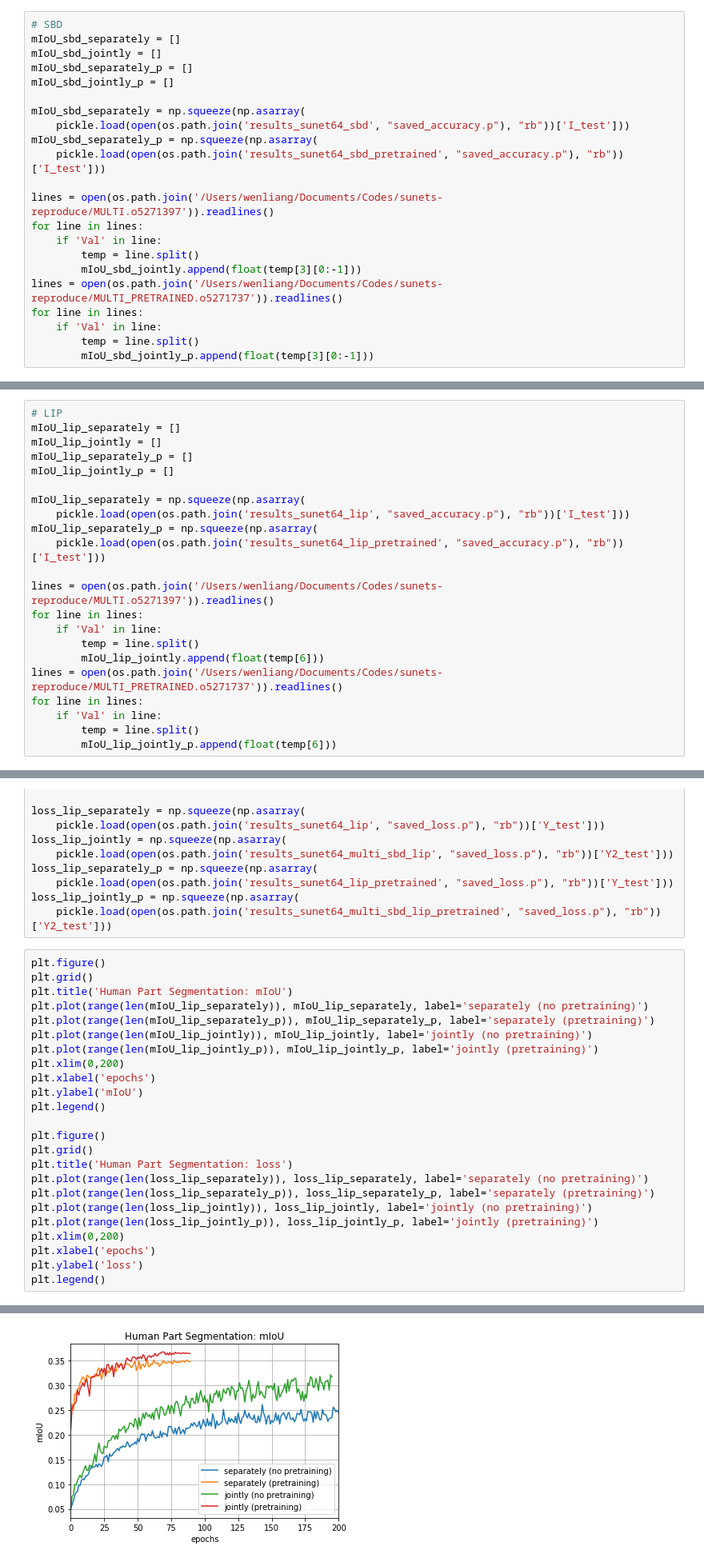
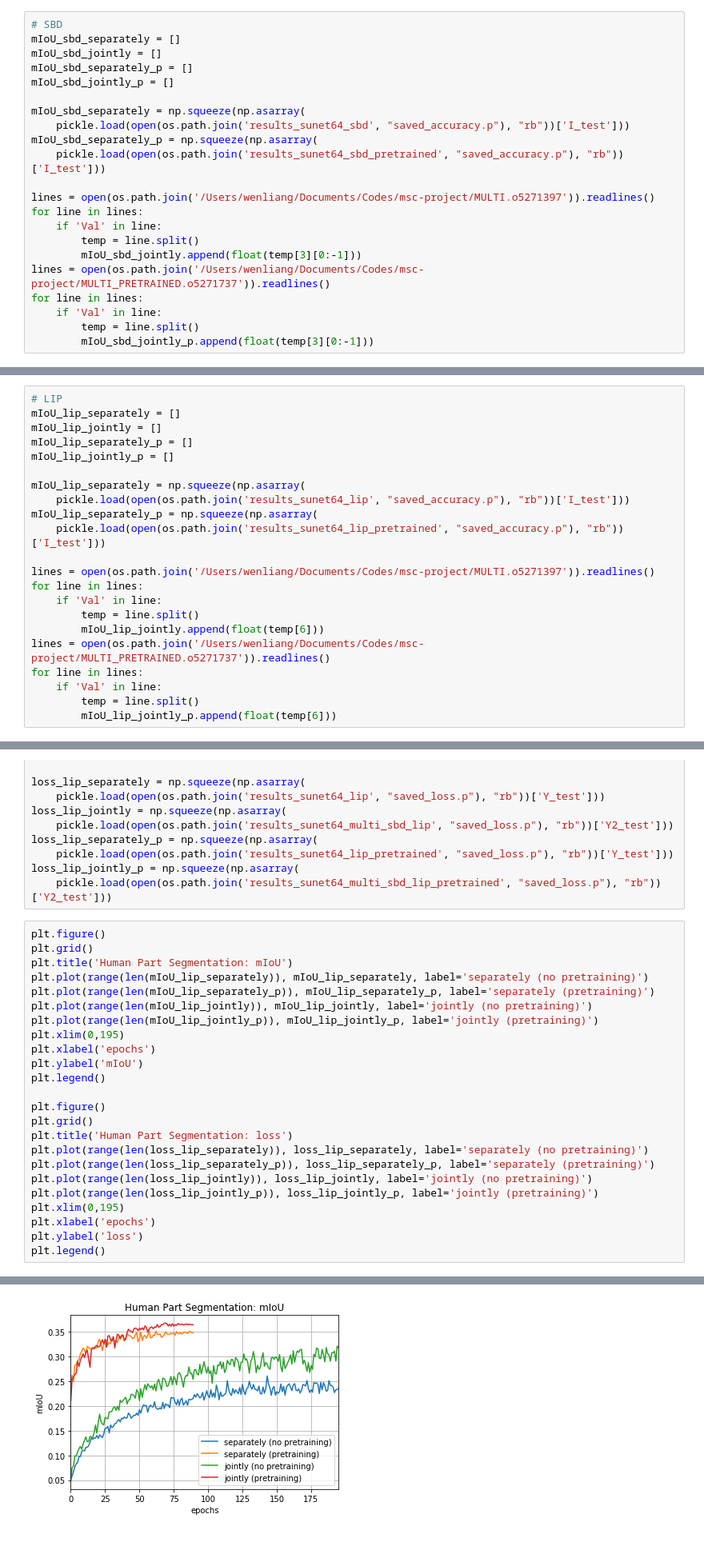
Before and after one commit to wenliangdai/msc-project, a Jupyter notebook: visualisation.ipynb, the cells around one changed output, grey strips where cells are left out. Shown: that part at 80% size. Saved outputs shown, nothing was run; the diff lists cells and outputs as text.

```diff
--- a/visualisation.ipynb
+++ b/visualisation.ipynb
@@ -211,12 +197,12 @@ mIoU_sbd_separately = np.squeeze(np.asarray(
 mIoU_sbd_separately_p = np.squeeze(np.asarray(
     pickle.load(open(os.path.join('results_sunet64_sbd_pretrained', "saved_accuracy.p"), "rb"))['I_test']))
 
-lines = open(os.path.join('/Users/wenliang/Documents/Codes/sunets-reproduce/MULTI.o5271397')).readlines()
+lines = open(os.path.join('/Users/wenliang/Documents/Codes/msc-project/MULTI.o5271397')).readlines()
 for line in lines:
     if 'Val' in line:
         temp = line.split()
         mIoU_sbd_jointly.append(float(temp[3][0:-1]))
-lines = open(os.path.join('/Users/wenliang/Documents/Codes/sunets-reproduce/MULTI_PRETRAINED.o5271737')).readlines()
+lines = open(os.path.join('/Users/wenliang/Documents/Codes/msc-project/MULTI_PRETRAINED.o5271737')).readlines()
 for line in lines:
     if 'Val' in line:
         temp = line.split()
@@ -275,12 +261,12 @@ mIoU_lip_separately = np.squeeze(np.asarray(
 mIoU_lip_separately_p = np.squeeze(np.asarray(
     pickle.load(open(os.path.join('results_sunet64_lip_pretrained', "saved_accuracy.p"), "rb"))['I_test']))
 
-lines = open(os.path.join('/Users/wenliang/Documents/Codes/sunets-reproduce/MULTI.o5271397')).readlines()
+lines = open(os.path.join('/Users/wenliang/Documents/Codes/msc-project/MULTI.o5271397')).readlines()
 for line in lines:
     if 'Val' in line:
         temp = line.split()
         mIoU_lip_jointly.append(float(temp[6]))
-lines = open(os.path.join('/Users/wenliang/Documents/Codes/sunets-reproduce/MULTI_PRETRAINED.o5271737')).readlines()
+lines = open(os.path.join('/Users/wenliang/Documents/Codes/msc-project/MULTI_PRETRAINED.o5271737')).readlines()
 for line in lines:
     if 'Val' in line:
         temp = line.split()
@@ -302,27 +288,27 @@ loss_lip_jointly_p = np.squeeze(np.asarray(
 # %%
 plt.figure()
 plt.grid()
 plt.title('Human Part Segmentation: mIoU')
 plt.plot(range(len(mIoU_lip_separately)), mIoU_lip_separately, label='separately (no pretraining)')
 plt.plot(range(len(mIoU_lip_separately_p)), mIoU_lip_separately_p, label='separately (pretraining)')
 plt.plot(range(len(mIoU_lip_jointly)), mIoU_lip_jointly, label='jointly (no pretraining)')
 plt.plot(range(len(mIoU_lip_jointly_p)), mIoU_lip_jointly_p, label='jointly (pretraining)')
-plt.xlim(0,200)
+plt.xlim(0,195)
 plt.xlabel('epochs')
 plt.ylabel('mIoU')
 plt.legend()
 
 plt.figure()
 plt.grid()
 plt.title('Human Part Segmentation: loss')
 plt.plot(range(len(loss_lip_separately)), loss_lip_separately, label='separately (no pretraining)')
 plt.plot(range(len(loss_lip_separately_p)), loss_lip_separately_p, label='separately (pretraining)')
 plt.plot(range(len(loss_lip_jointly)), loss_lip_jointly, label='jointly (no pretraining)')
 plt.plot(range(len(loss_lip_jointly_p)), loss_lip_jointly_p, label='jointly (pretraining)')
-plt.xlim(0,200)
+plt.xlim(0,195)
 plt.xlabel('epochs')
 plt.ylabel('loss')
 plt.legend()
 # %% [output]
 <matplotlib.legend.Legend at 0x...>
-[figure, old version]
+[figure, new version]
```
Also changed, not shown: parts of 5 cells of this notebook, 1 other file.
